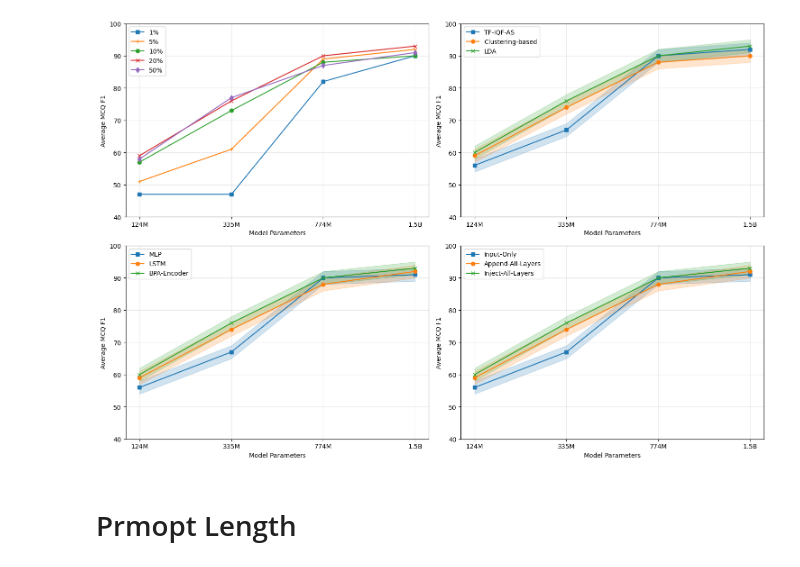
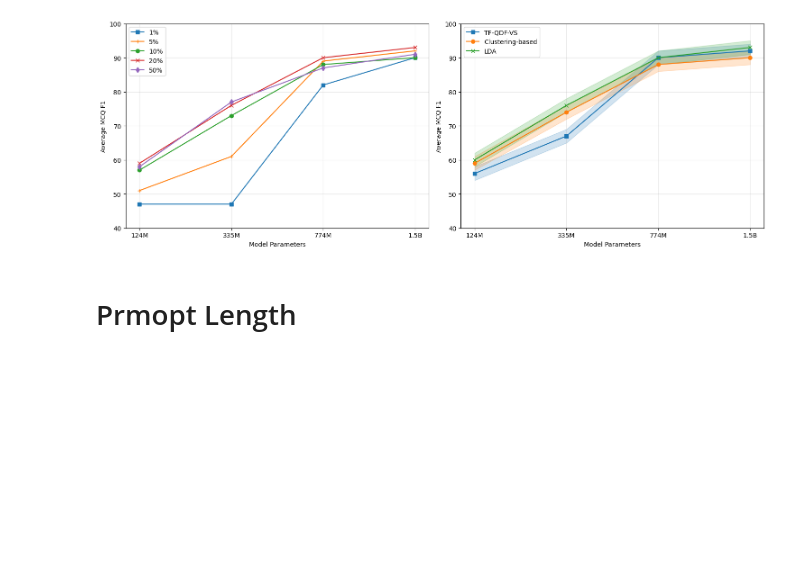
Before and after one commit to NJUxlj/reinforced-global-chain-prompt, a Jupyter notebook: ablation_viz.ipynb, the cells around one changed output. Drawn from its saved outputs; the diff is of its cells as text; code cells hidden in the pictures; blank space fills up the shorter version.

```diff
--- a/ablation_viz.ipynb
+++ b/ablation_viz.ipynb
@@ -18,8 +18,8 @@ plt.figure(figsize=(15, 10))
 # 创建2x2的子图布局
 ax1 = plt.subplot(2, 2, 1)
 ax2 = plt.subplot(2, 2, 2)
-ax3 = plt.subplot(2, 2, 3)
-ax4 = plt.subplot(2, 2, 4)
+# ax3 = plt.subplot(2, 2, 3)
+# ax4 = plt.subplot(2, 2, 4)
 
 # 定义一个函数来设置x轴格式
 def set_x_format(ax):
@@ -49,78 +49,78 @@ set_x_format(ax1)
 
 # 设置右图数据
 data2 = {
-    'TF-IQF-AS': [56, 67, 90, 92],
+    'TF-QDF-VS': [56, 67, 90, 92],
     'Clustering-based': [59, 74, 88, 90],
     'LDA': [60, 76, 90, 93]
 }
 
 markers = ['s', 'o', 'x']
 colors = ['#1f77b4', '#ff7f0e', '#2ca02c']
 
 for (label, values), marker, color in zip(data2.items(), markers, colors):
     ax2.plot(x, values, label=label, marker=marker, linestyle='-', color=color)
     # 添加浅色填充区域
     ax2.fill_between(x, np.array(values)-2, np.array(values)+2, alpha=0.2, color=color)
 
 # ax2.set_xscale('log')
 ax2.grid(True, alpha=0.3)
 ax2.set_xlabel('Model Parameters')
 ax2.set_ylabel('Average MCQ F1')
 ax2.set_ylim(40, 100)
 ax2.legend()
 set_x_format(ax2)
 
 
 
-data3 = {
-    'MLP': [56, 67, 90, 91],
-    'LSTM': [59, 74, 88, 92],
-    'BPA-Encoder': [60, 76, 90, 93]
-}
-markers = ['s', 'o', 'x']
-colors = ['#1f77b4', '#ff7f0e', '#2ca02c']
+# data3 = {
+#     'MLP': [56, 67, 90, 91],
+#     'LSTM': [59, 74, 88, 92],
+#     'BPA-Encoder': [60, 76, 90, 93]
+# }
+# markers = ['s', 'o', 'x']
+# colors = ['#1f77b4', '#ff7f0e', '#2ca02c']
 
-for (label, values), marker, color in zip(data3.items(), markers, colors):
-    ax3.plot(x, values, label=label, marker=marker, linestyle='-', color=color)
-    # 添加浅色填充区域
-    ax3.fill_between(x, np.array(values)-2, np.array(values)+2, alpha=0.2, color=color)
-# ax3.set_xscale('log')
-ax3.grid(True, alpha=0.3)
-ax3.set_xlabel('Model Parameters')
-ax3.set_ylabel('Average MCQ F1')
-ax3.set_ylim(40, 100)
-ax3.legend()
-set_x_format(ax3)
+# for (label, values), marker, color in zip(data3.items(), markers, colors):
+#     ax3.plot(x, values, label=label, marker=marker, linestyle='-', color=color)
+#     # 添加浅色填充区域
+#     ax3.fill_between(x, np.array(values)-2, np.array(values)+2, alpha=0.2, color=color)
+# # ax3.set_xscale('log')
+# ax3.grid(True, alpha=0.3)
+# ax3.set_xlabel('Model Parameters')
+# ax3.set_ylabel('Average MCQ F1')
+# ax3.set_ylim(40, 100)
+# ax3.legend()
+# set_x_format(ax3)
 
 
-data4 = {
-    'Input-Only': [56, 67, 90, 91],
-    'Append-All-Layers': [59, 74, 88, 92],
-    'Inject-All-Layers': [60, 76, 90, 93]
-}
+# data4 = {
+#     'Input-Only': [56, 67, 90, 91],
+#     'Append-All-Layers': [59, 74, 88, 92],
+#     'Inject-All-Layers': [60, 76, 90, 93]
+# }
 
-markers = ['s', 'o', 'x']
-colors = ['#1f77b4', '#ff7f0e', '#2ca02c']
+# markers = ['s', 'o', 'x']
+# colors = ['#1f77b4', '#ff7f0e', '#2ca02c']
 
-for (label, values), marker, color in zip(data4.items(), markers, colors):
-    ax4.plot(x, values, label=label, marker=marker, linestyle='-', color=color)
-    # 添加浅色填充区域
-    ax4.fill_between(x, np.array(values)-2, np.array(values)+2, alpha=0.2, color=color)
-# ax4.set_xscale('log')
-ax4.grid(True, alpha=0.3)
-ax4.set_xlabel('Model Parameters')
-ax4.set_ylabel('Average MCQ F1')
-ax4.set_ylim(40, 100)
-ax4.legend()
-set_x_format(ax4)
+# for (label, values), marker, color in zip(data4.items(), markers, colors):
+#     ax4.plot(x, values, label=label, marker=marker, linestyle='-', color=color)
+#     # 添加浅色填充区域
+#     ax4.fill_between(x, np.array(values)-2, np.array(values)+2, alpha=0.2, color=color)
+# # ax4.set_xscale('log')
+# ax4.grid(True, alpha=0.3)
+# ax4.set_xlabel('Model Parameters')
+# ax4.set_ylabel('Average MCQ F1')
+# ax4.set_ylim(40, 100)
+# ax4.legend()
+# set_x_format(ax4)
 
-ax4 = plt.subplot(2, 2, 4)
+# ax4 = plt.subplot(2, 2, 4)
 
 # 调整布局
 plt.tight_layout()
 plt.show()
 # %% [output]
-[figure, old version]
+[figure, new version]
 # %% [markdown]
 # Prmopt Length
 # %%
```
Also changed, not shown: parts of 1 cell of this notebook, 16 other files.
